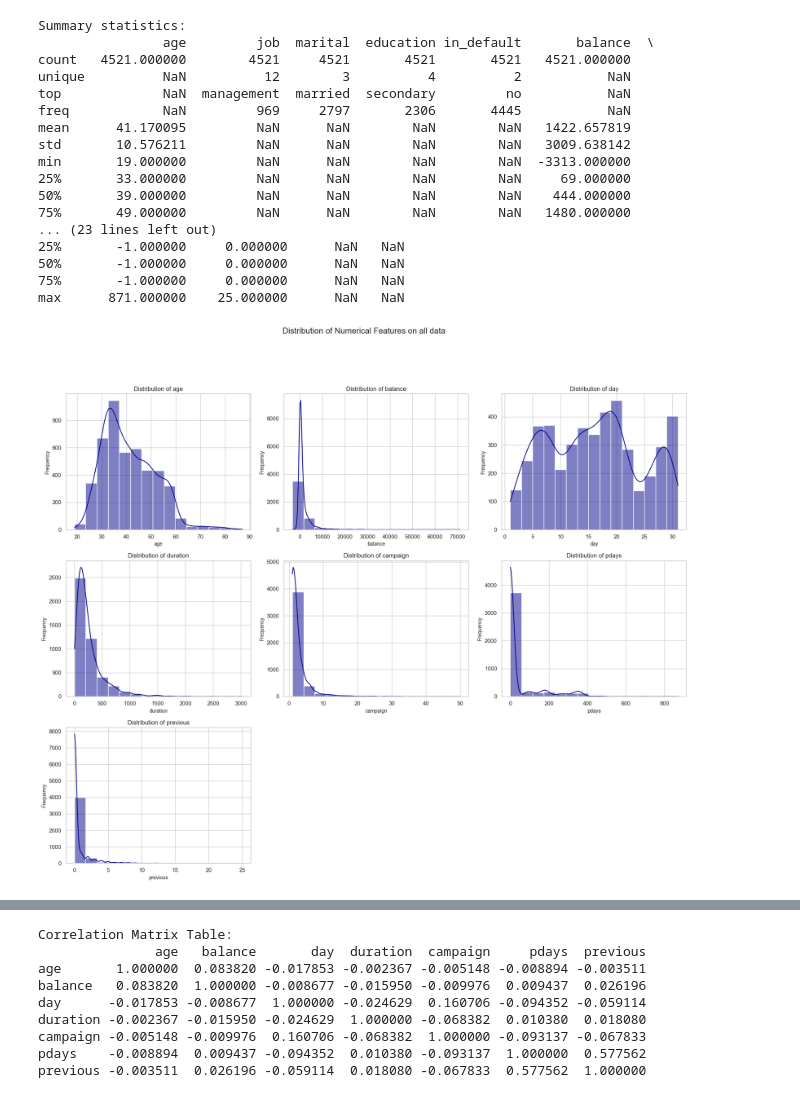
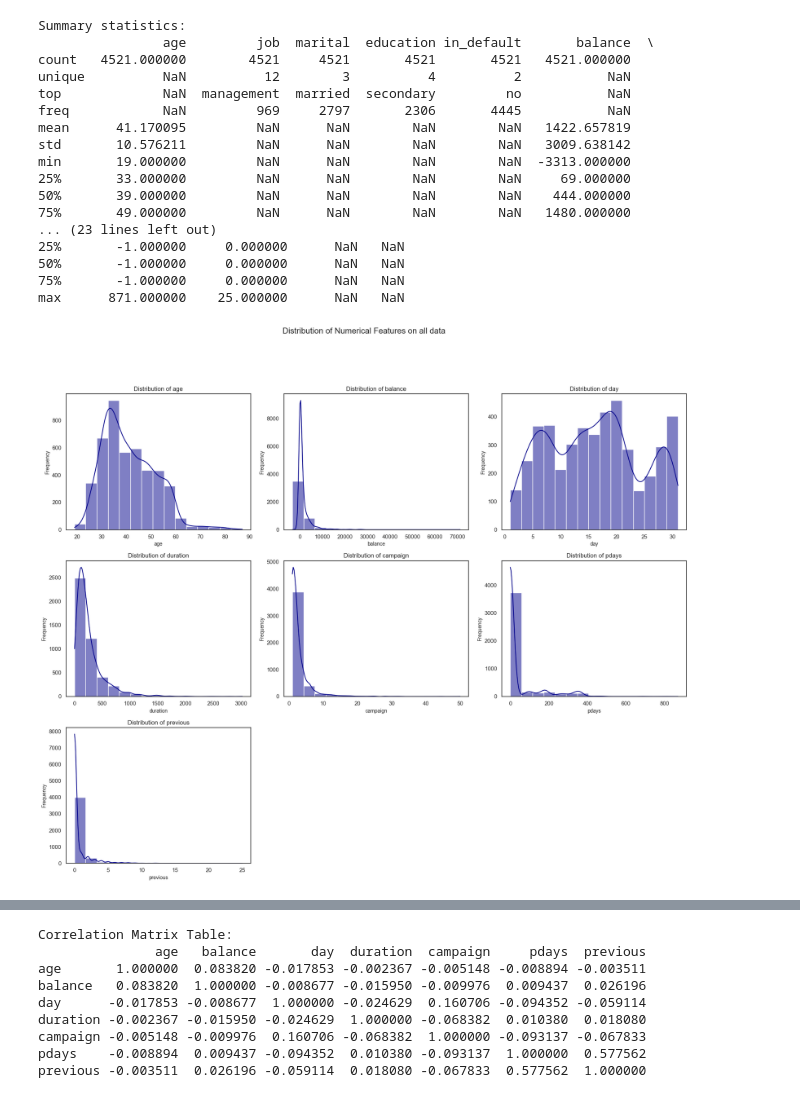
Before and after one commit to spyingcyclops/vijl, a Jupyter notebook: campaign.ipynb, the cells around one changed output, grey strips where cells are left out. Cells and saved outputs as stored; diff of their text form; code cells hidden in the pictures.

```diff
--- a/campaign.ipynb
+++ b/campaign.ipynb
@@ -10,7 +10,7 @@ import plotly.express as px
 import seaborn as sns
 from sklearn.preprocessing import OneHotEncoder
 import math
-sns.set_theme(style="whitegrid")
+import matplotlib.colors as mcolors
 
 #connecting to database
 try:
@@ -29,9 +29,9 @@ finally:
 import seaborn as sns
 import matplotlib.pyplot as plt
 import math
+# Set a consistent theme
+sns.set_theme(style="white")
 
-# Set a consistent theme
-sns.set_theme(style="whitegrid")
 
 # Function to plot numerical features
 def plot_numerical_features(data_source, chart_name):
@@ -120,31 +120,31 @@ print("\nSummary statistics:")
 print(df.describe(include='all'))
 
 
 # Plotting distribution of numerical features of all data
 
 plot_numerical_features(df, "Distribution of Numerical Features on all data")
 
 # Plotting distribution of categorical features of all data
 plot_categorical_features(df, 3, "on all data")
 
 # Plotting distribution of numerical features of all data
 correlation_matrix(df, "overall data")
 # %% [output]
 Summary statistics:
                 age         job  marital  education in_default       balance  \
 count   4521.000000        4521     4521       4521       4521   4521.000000
 unique          NaN          12        3          4          2           NaN
 top             NaN  management  married  secondary         no           NaN
 freq            NaN         969     2797       2306       4445           NaN
 mean      41.170095         NaN      NaN        NaN        NaN   1422.657819
 std       10.576211         NaN      NaN        NaN        NaN   3009.638142
 min       19.000000         NaN      NaN        NaN        NaN  -3313.000000
 25%       33.000000         NaN      NaN        NaN        NaN     69.000000
 50%       39.000000         NaN      NaN        NaN        NaN    444.000000
 75%       49.000000         NaN      NaN        NaN        NaN   1480.000000
 ... (23 lines left out)
 25%       -1.000000     0.000000      NaN   NaN
 50%       -1.000000     0.000000      NaN   NaN
 75%       -1.000000     0.000000      NaN   NaN
 max      871.000000    25.000000      NaN   NaN
-[figure, old version]
+[figure, new version]
```
Also changed, not shown: parts of 12 cells of this notebook.
